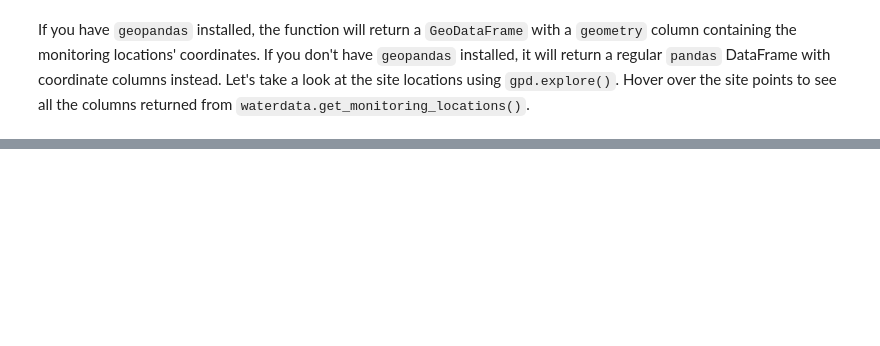
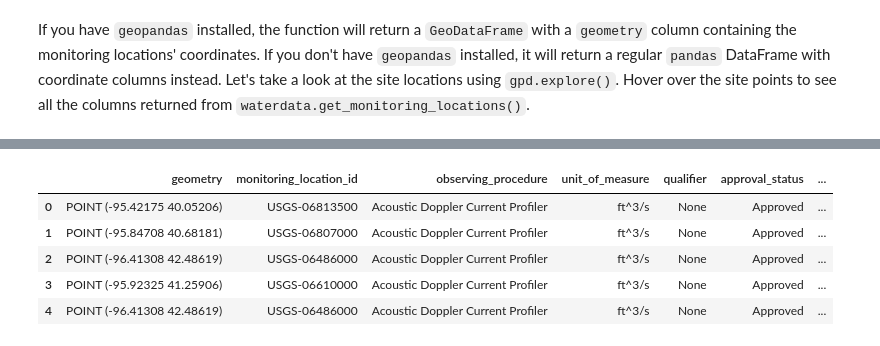
Before and after one commit to DOI-USGS/dataretrieval-python, a Jupyter notebook: demos/WaterData_demo.ipynb, the cells around one changed output, grey strips where cells are left out. Saved outputs shown, nothing was run; the diff lists cells and outputs as text; code cells hidden in the pictures; blank space fills up the shorter version.

```diff
--- a/demos/WaterData_demo.ipynb
+++ b/demos/WaterData_demo.ipynb
@@ -140,0 +207,10 @@ One thing you might notice is that this dataframe returns a `state_name` column!
+# %%
+missouri_river_sites = NE_locations_discharge.loc[NE_locations_discharge['monitoring_location_name'].str.contains("Missouri")]
+display(missouri_river_sites[[
+    'county_name',
+    'site_type',
+    'monitoring_location_id',
+    'monitoring_location_name',
+    'drainage_area',
+    'altitude'
+    ]])
@@ -140,0 +293,14 @@ One thing you might notice is that this dataframe returns a `state_name` column!
+# %%
+field_measurements,_ = waterdata.get_field_measurements(
+    monitoring_location_id=missouri_site_ids,
+    parameter_code="00060",
+    time=f"{one_year_ago}T00:00:00Z/.."
+)
+display(field_measurements.head())
+# %% [output]
+|  | geometry | monitoring_location_id | observing_procedure | unit_of_measure | qualifier | approval_status | ... |
+| 0 | POINT (-95.42175 40.05206) | USGS-06813500 | Acoustic Doppler Current Profiler | ft^3/s | None | Approved | ... |
+| 1 | POINT (-95.84708 40.68181) | USGS-06807000 | Acoustic Doppler Current Profiler | ft^3/s | None | Approved | ... |
+| 2 | POINT (-96.41308 42.48619) | USGS-06486000 | Acoustic Doppler Current Profiler | ft^3/s | None | Approved | ... |
+| 3 | POINT (-95.92325 41.25906) | USGS-06610000 | Acoustic Doppler Current Profiler | ft^3/s | None | Approved | ... |
+| 4 | POINT (-96.41308 42.48619) | USGS-06486000 | Acoustic Doppler Current Profiler | ft^3/s | None | Approved | ... |
```
Also changed, not shown: parts of 36 cells of this notebook.
